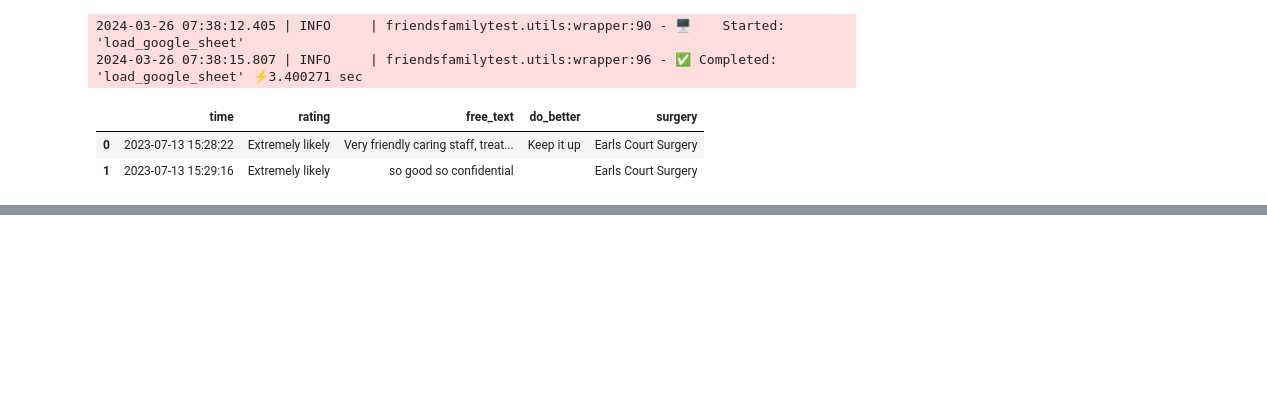
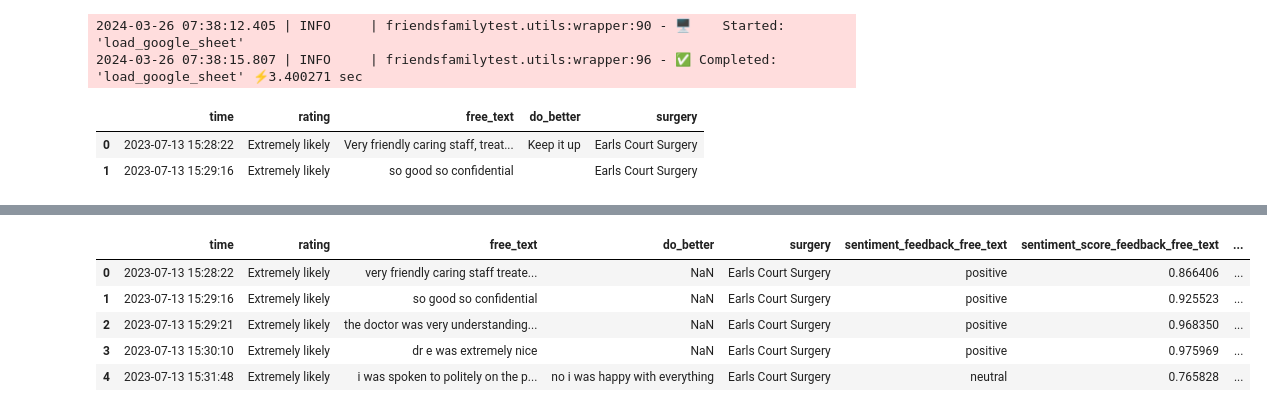
Before and after one commit to janduplessis883/friends-and-family-test-analysis, a Jupyter notebook: notebooks/NLPretext.ipynb, the cells around one changed output, grey strips where cells are left out. Saved outputs shown, nothing was run; the diff lists cells and outputs as text; code cells hidden in the pictures; blank space fills up the shorter version.

```diff
--- a/notebooks/NLPretext.ipynb
+++ b/notebooks/NLPretext.ipynb
@@ -70,0 +48,3 @@ i did not have an appointment with the surgery i had one with earls court fitnes
+# %%
+logger.info("🧽 Claen Data")
+data = clean_data(data)
@@ -70,0 +55,4 @@ i did not have an appointment with the surgery i had one with earls court fitnes
+# %%
+logger.info("🫥 Annonymize free_text and do_better")
+data["free_text"] = data["free_text"].apply(anonymize_names_with_transformers)
+data["do_better"] = data["do_better"].apply(anonymize_names_with_transformers)
@@ -70,0 +61,4 @@ i did not have an appointment with the surgery i had one with earls court fitnes
+# %%
+logger.info("👓 Text Preprocesssing with *NLPretext")
+data['free_text'] = data['free_text'].apply(lambda x: text_preprocessing(str(x)) if not pd.isna(x) else np.nan)
+data['do_better'] = data['do_better'].apply(lambda x: text_preprocessing(str(x)) if not pd.isna(x) else np.nan)
@@ -70,0 +83,3 @@ i did not have an appointment with the surgery i had one with earls court fitnes
+# %%
+data = sentiment_analysis(data, 'free_text')
+data = sentiment_analysis(data, 'do_better')
@@ -70,0 +131,9 @@ i did not have an appointment with the surgery i had one with earls court fitnes
+# %%
+data.head()
+# %% [output]
+|  | time | rating | free_text | do_better | surgery | sentiment_feedback_free_text | sentiment_score_feedback_free_text | ... |
+| 0 | 2023-07-13 15:28:22 | Extremely likely | very friendly caring staff treate... | NaN | Earls Court Surgery | positive | 0.866406 | ... |
+| 1 | 2023-07-13 15:29:16 | Extremely likely | so good so confidential | NaN | Earls Court Surgery | positive | 0.925523 | ... |
+| 2 | 2023-07-13 15:29:21 | Extremely likely | the doctor was very understanding... | NaN | Earls Court Surgery | positive | 0.968350 | ... |
+| 3 | 2023-07-13 15:30:10 | Extremely likely | dr e was extremely nice | NaN | Earls Court Surgery | positive | 0.975969 | ... |
+| 4 | 2023-07-13 15:31:48 | Extremely likely | i was spoken to politely on the p... | no i was happy with everything | Earls Court Surgery | neutral | 0.765828 | ... |
```
Also changed, not shown: parts of 14 cells of this notebook, 2 other files.
